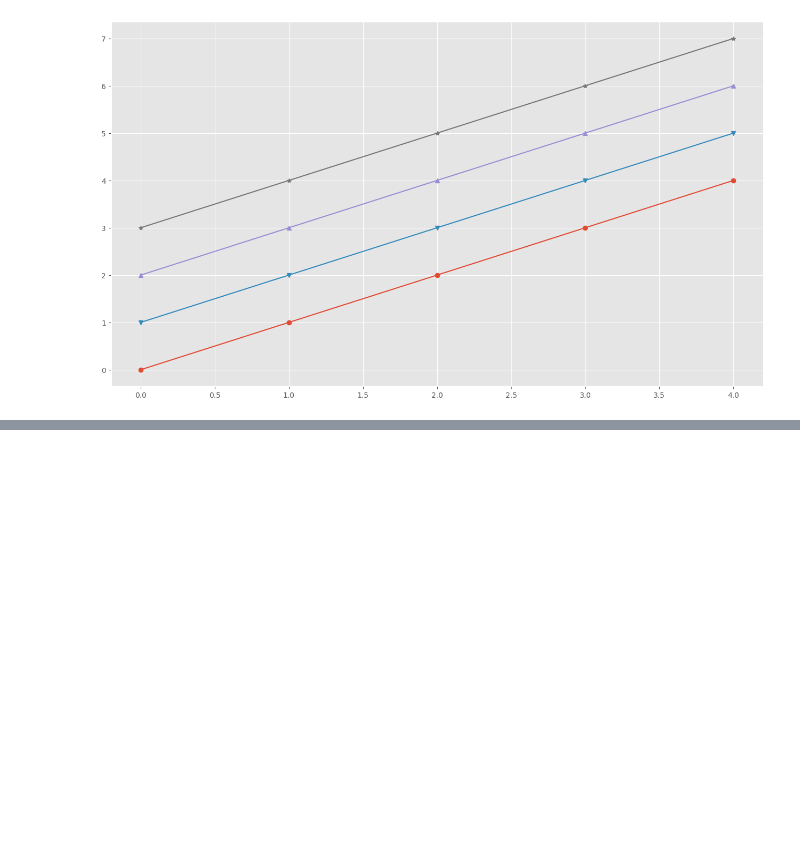
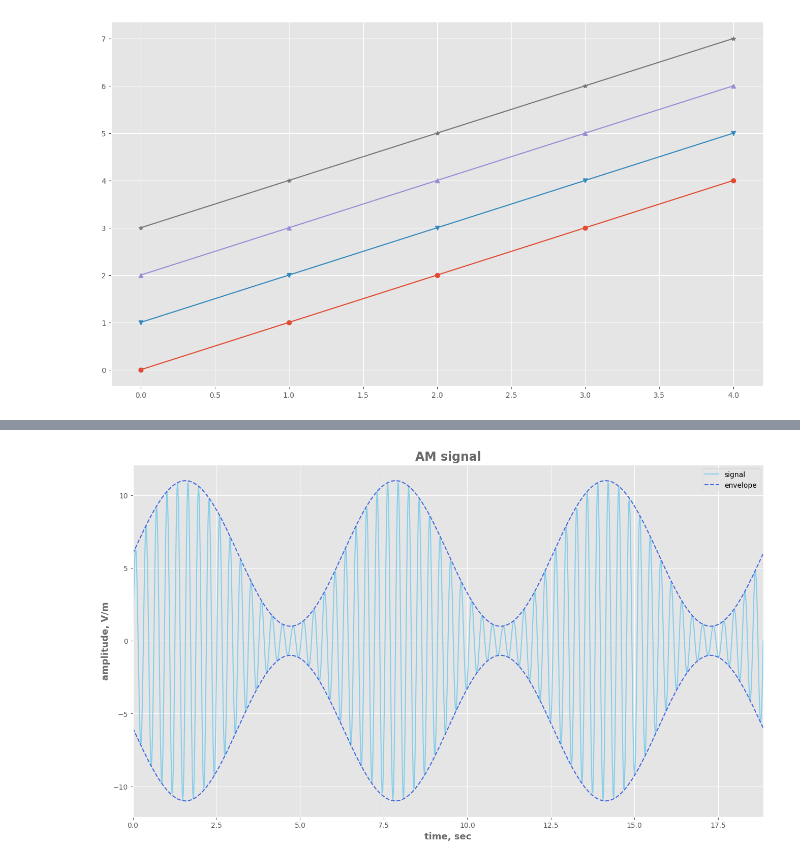
Before and after one commit to EvgrafovMichail/python_mipt_dafe, a Jupyter notebook: lessons/sem2_lesson07/sem7_313/sem7_matplotlib_intro.ipynb, the cells around one changed output, grey strips where cells are left out. Saved outputs shown, nothing was run; the diff lists cells and outputs as text; code cells hidden in the pictures; blank space fills up the shorter version.

```diff
--- a/lessons/sem2_lesson07/sem7_313/sem7_matplotlib_intro.ipynb
+++ b/lessons/sem2_lesson07/sem7_313/sem7_matplotlib_intro.ipynb
@@ -250,0 +296,32 @@ for i, marker in enumerate(markers):
+# %%
+abscissa = np.linspace(0, np.pi * 6, 1000)
+
+signal_base = np.sin(20 * abscissa)
+signal_envelope =  5 * np.sin(abscissa) + 6
+signal = signal_envelope * signal_base
+# %%
+figure, axis = plt.subplots(figsize=(16, 9))
+
+axis.set_title("AM signal", fontsize=17, fontweight="bold", c="dimgray")
+axis.set_xlabel("time, sec", fontsize=13, fontweight="bold", c="dimgray")
+axis.set_ylabel("amplitude, V/m", fontsize=13, fontweight="bold", c="dimgray")
+
+axis.plot(abscissa, signal, c="skyblue", label="signal")
+axis.plot(
+    abscissa,
+    signal_envelope,
+    linestyle="--",
+    c="royalblue",
+    label="envelope",
+)
+axis.plot(
+    abscissa,
+    -signal_envelope,
+    linestyle="--",
+    c="royalblue",
+)
+
+axis.set_xlim(abscissa.min(), abscissa.max())
+axis.legend();
+# %% [output]
+[figure, added]
```
Also changed, not shown: parts of 23 cells of this notebook, 2 other files.
